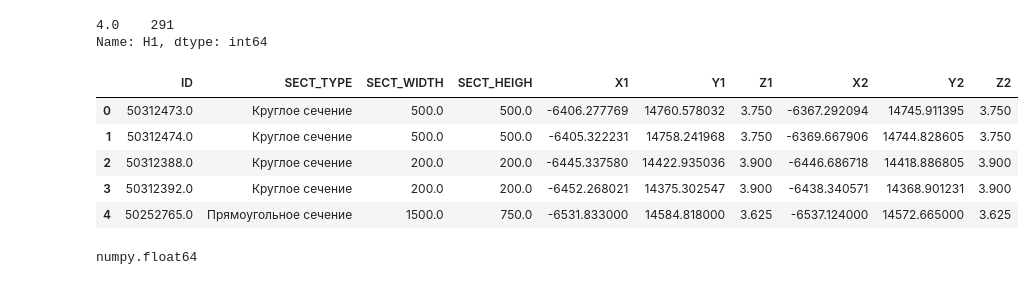
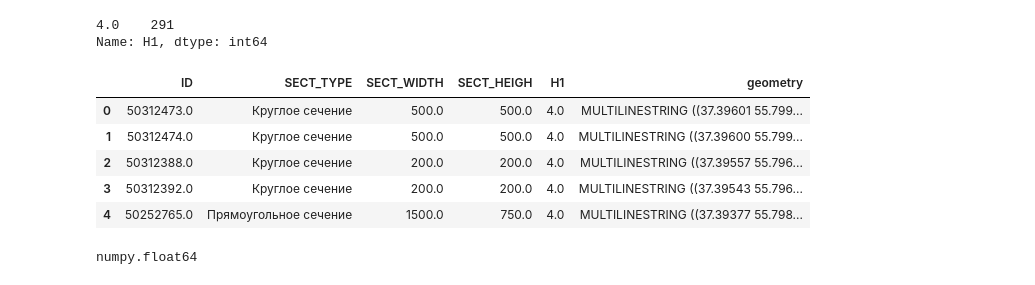
Before and after one commit to Sladge17/gpkg2obj, a Jupyter notebook: pynbook.ipynb, the cells around one changed output. Cells and saved outputs as stored; diff of their text form; code cells hidden in the pictures.

```diff
--- a/pynbook.ipynb
+++ b/pynbook.ipynb
@@ -205,16 +205,16 @@ data['H1'].value_counts(dropna=False)
 4.0    291
 Name: H1, dtype: int64
 # %%
-# df = data[['ID', 'SECT_TYPE', 'SECT_WIDTH', 'SECT_HEIGH', 'H1', 'geometry']]
-df = data[['ID', 'SECT_TYPE', 'SECT_WIDTH', 'SECT_HEIGH', 'X1', 'Y1', 'Z1', 'X2', 'Y2', 'Z2']]
+df = data[['ID', 'SECT_TYPE', 'SECT_WIDTH', 'SECT_HEIGH', 'H1', 'geometry']]
+# df = data[['ID', 'SECT_TYPE', 'SECT_WIDTH', 'SECT_HEIGH', 'X1', 'Y1', 'Z1', 'X2', 'Y2', 'Z2']]
 df.head()
 # %% [output]
-|  | ID | SECT_TYPE | SECT_WIDTH | SECT_HEIGH | X1 | Y1 | Z1 | X2 | Y2 | Z2 |
-| 0 | 50312473.0 | Круглое сечение | 500.0 | 500.0 | -6406.277769 | 14760.578032 | 3.750 | -6367.292094 | 14745.911395 | 3.750 |
-| 1 | 50312474.0 | Круглое сечение | 500.0 | 500.0 | -6405.322231 | 14758.241968 | 3.750 | -6369.667906 | 14744.828605 | 3.750 |
-| 2 | 50312388.0 | Круглое сечение | 200.0 | 200.0 | -6445.337580 | 14422.935036 | 3.900 | -6446.686718 | 14418.886805 | 3.900 |
-| 3 | 50312392.0 | Круглое сечение | 200.0 | 200.0 | -6452.268021 | 14375.302547 | 3.900 | -6438.340571 | 14368.901231 | 3.900 |
-| 4 | 50252765.0 | Прямоугольное сечение | 1500.0 | 750.0 | -6531.833000 | 14584.818000 | 3.625 | -6537.124000 | 14572.665000 | 3.625 |
+|  | ID | SECT_TYPE | SECT_WIDTH | SECT_HEIGH | H1 | geometry |
+| 0 | 50312473.0 | Круглое сечение | 500.0 | 500.0 | 4.0 | MULTILINESTRING ((37.39601 55.799... |
+| 1 | 50312474.0 | Круглое сечение | 500.0 | 500.0 | 4.0 | MULTILINESTRING ((37.39600 55.799... |
+| 2 | 50312388.0 | Круглое сечение | 200.0 | 200.0 | 4.0 | MULTILINESTRING ((37.39557 55.796... |
+| 3 | 50312392.0 | Круглое сечение | 200.0 | 200.0 | 4.0 | MULTILINESTRING ((37.39543 55.796... |
+| 4 | 50252765.0 | Прямоугольное сечение | 1500.0 | 750.0 | 4.0 | MULTILINESTRING ((37.39377 55.798... |
 # %%
 type(df['SECT_WIDTH'][0])
 # %% [output]
```
Also changed, not shown: 2 other files.
